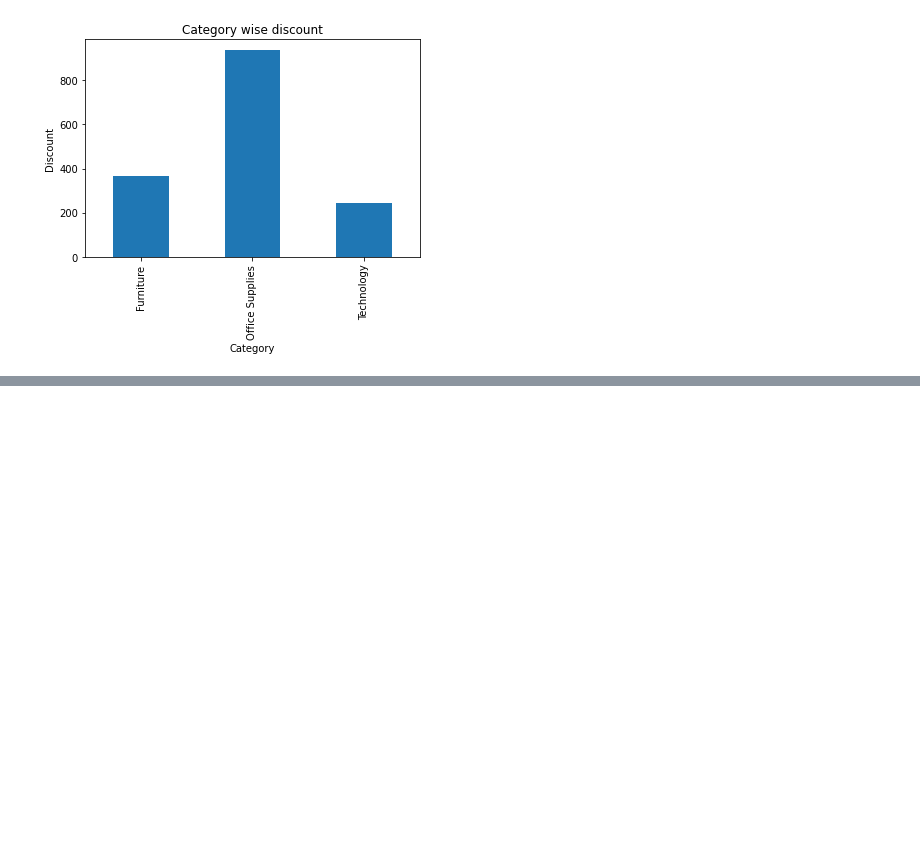
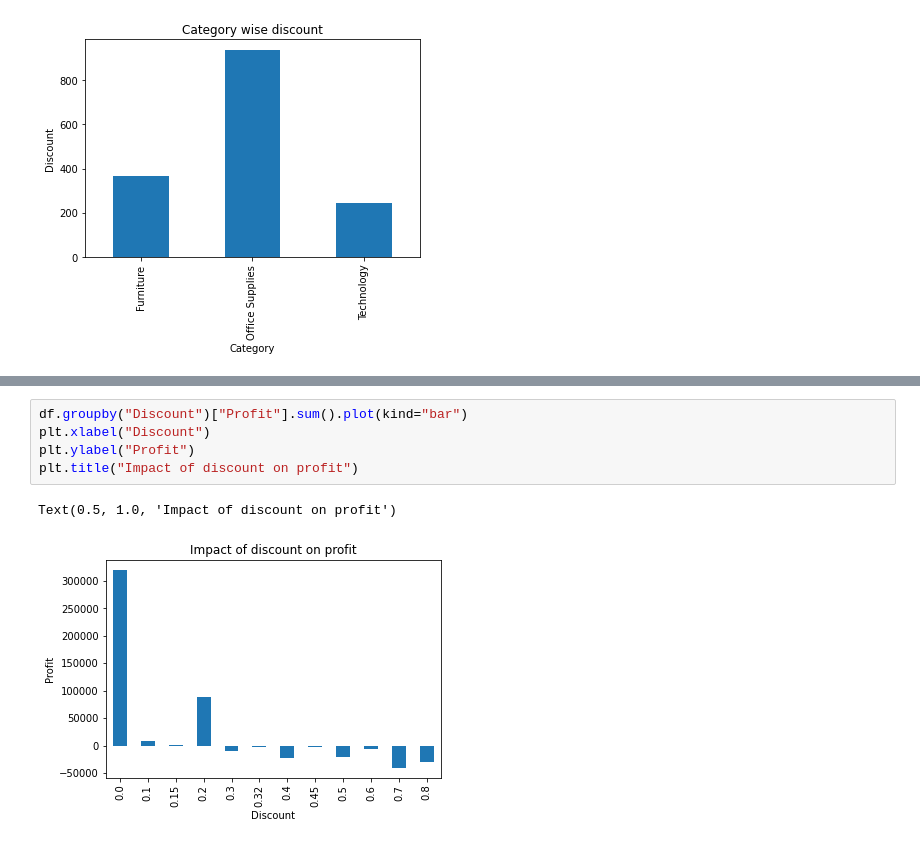
Before and after one commit to hetshah13/THE-SPARK-FOUNDATION-INTERNSHIP, a Jupyter notebook: Task3.ipynb, the cells around one changed output, grey strips where cells are left out. Drawn from its saved outputs; the diff is of its cells as text; blank space fills up the shorter version.

```diff
--- a/Task3.ipynb
+++ b/Task3.ipynb
@@ -387,0 +434,8 @@ Text(0.5, 1.0, 'Category wise discount')
+# %%
+df.groupby("Discount")["Profit"].sum().plot(kind="bar")
+plt.xlabel("Discount")
+plt.ylabel("Profit")
+plt.title("Impact of discount on profit")
+# %% [output]
+Text(0.5, 1.0, 'Impact of discount on profit')
+[figure, added]
```
Also changed, not shown: parts of 12 cells of this notebook.
